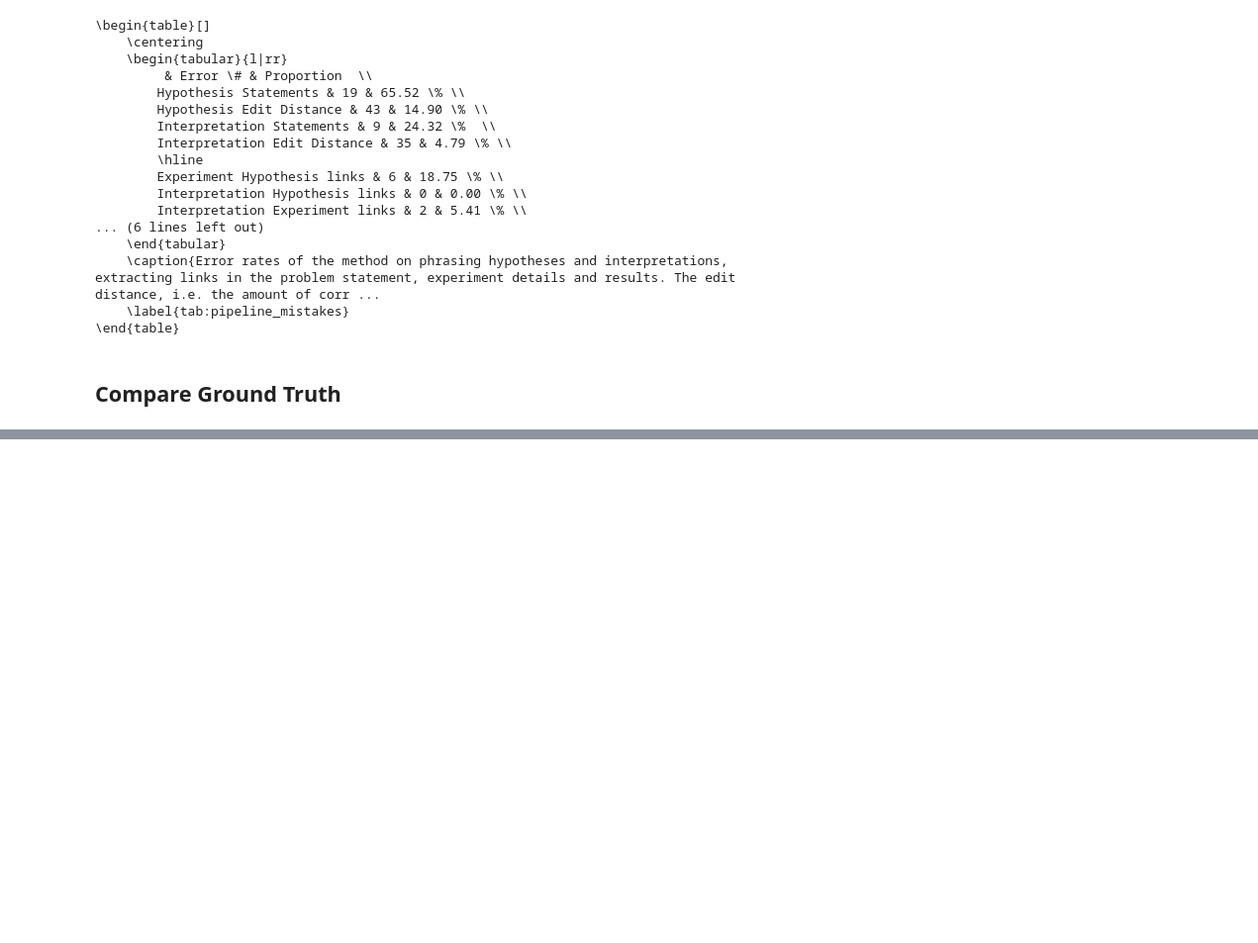
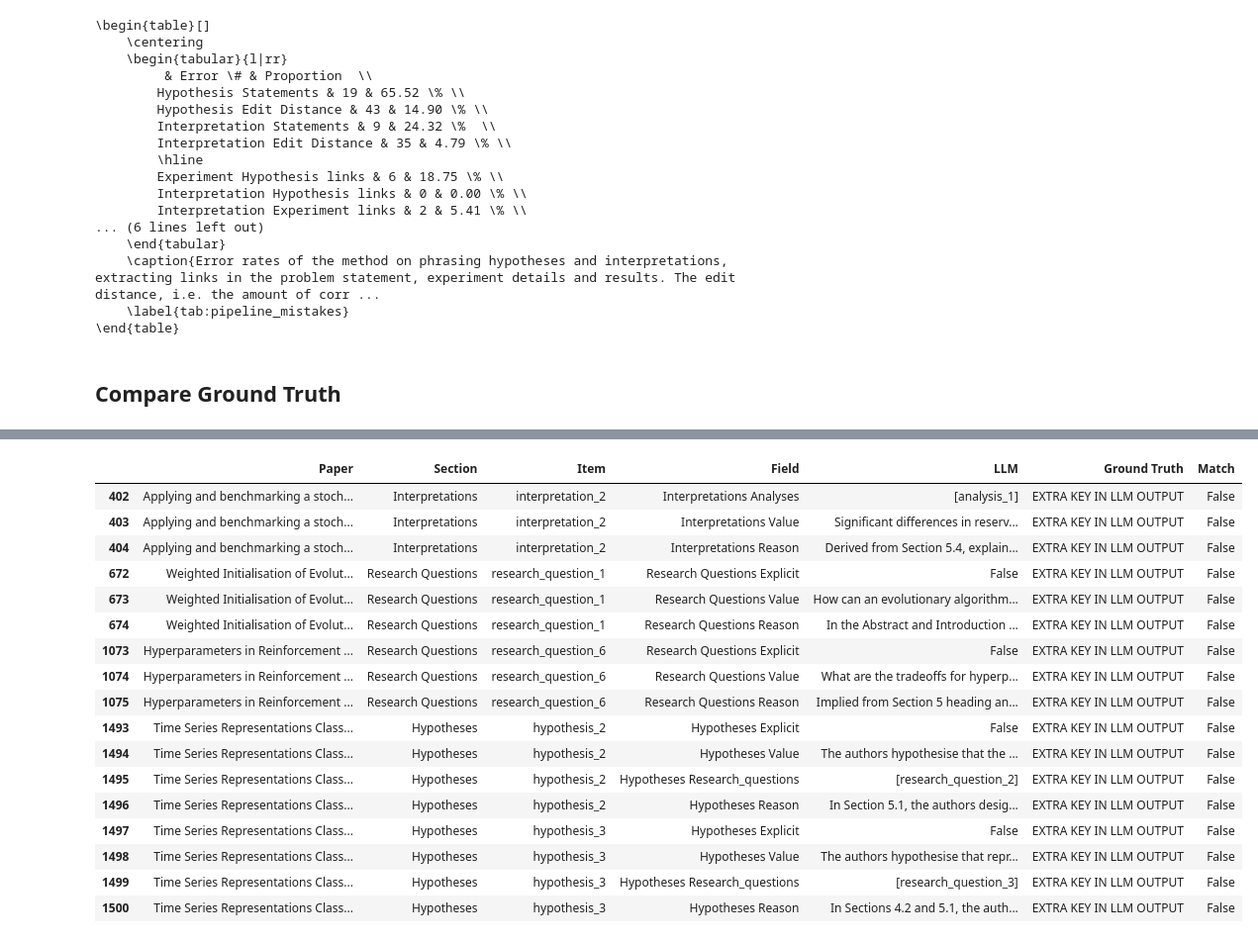
Before and after one commit to thijssnelleman/automated-reproducibility, a Jupyter notebook: analysis.ipynb, the cells around one changed output, grey strips where cells are left out. Shown at 99% size. Saved outputs shown, nothing was run; the diff lists cells and outputs as text; code cells hidden in the pictures; blank space fills up the shorter version.

Commit message:
Updated analysis

```diff
--- a/analysis.ipynb
+++ b/analysis.ipynb
@@ -467,15 +467,15 @@ def compare_llm_to_ground_truth(llm_output_path: Path, ground_truth_path: Path):
                                 "Paper": paper_id,
                                 "Section": key,
                                 "Item": extra_key,
-                                "Field": f"{field.capitalize()}",
+                                "Field": f"{key} {field.capitalize()}",
                                 "LLM": llm_item.get(field, "MISSING"),
                                 "Ground Truth": "EXTRA KEY IN LLM OUTPUT",
                                 "Match": False
                             })
             else:
-                for _, gt_top_item in gt_section.items():
+                for item_top_id, gt_top_item in gt_section.items():
                     for item_id, gt_item in gt_top_item.items():
-                        llm_item = llm_section.get(item_id, {})
+                        llm_item = llm_section.get(item_top_id, {}).get(item_id, {})
                         for field in gt_item.keys():
                             if (field not in gt_item) and (field not in llm_item):
                                 print(f"Field '{field}' not found in both LLM and ground truth for item '{item_id}' in paper '{paper_id}'")
@@ -500,7 +500,7 @@ def compare_llm_to_ground_truth(llm_output_path: Path, ground_truth_path: Path):
                                     "Paper": paper_id,
                                     "Section": key,
                                     "Item": extra_key,
-                                    "Field": f"{field.capitalize()}",
+                                    "Field": f"{key} {field.capitalize()}",
                                     "LLM": llm_item.get(field, "MISSING"),
                                     "Ground Truth": "EXTRA KEY IN LLM OUTPUT",
                                     "Match": False
@@ -585,0 +586,21 @@ comparison_df[comparison_df["LLM"] == "MISSING"]
+# %%
+comparison_df[comparison_df["Ground Truth"] == "EXTRA KEY IN LLM OUTPUT"]
+# %% [output]
+|  | Paper | Section | Item | Field | LLM | Ground Truth | Match |
+| 402 | Applying and benchmarking a stoch... | Interpretations | interpretation_2 | Interpretations Analyses | [analysis_1] | EXTRA KEY IN LLM OUTPUT | False |
+| 403 | Applying and benchmarking a stoch... | Interpretations | interpretation_2 | Interpretations Value | Significant differences in reserv... | EXTRA KEY IN LLM OUTPUT | False |
+| 404 | Applying and benchmarking a stoch... | Interpretations | interpretation_2 | Interpretations Reason | Derived from Section 5.4, explain... | EXTRA KEY IN LLM OUTPUT | False |
+| 672 | Weighted Initialisation of Evolut... | Research Questions | research_question_1 | Research Questions Explicit | False | EXTRA KEY IN LLM OUTPUT | False |
+| 673 | Weighted Initialisation of Evolut... | Research Questions | research_question_1 | Research Questions Value | How can an evolutionary algorithm... | EXTRA KEY IN LLM OUTPUT | False |
+| 674 | Weighted Initialisation of Evolut... | Research Questions | research_question_1 | Research Questions Reason | In the Abstract and Introduction ... | EXTRA KEY IN LLM OUTPUT | False |
+| 1073 | Hyperparameters in Reinforcement ... | Research Questions | research_question_6 | Research Questions Explicit | False | EXTRA KEY IN LLM OUTPUT | False |
+| 1074 | Hyperparameters in Reinforcement ... | Research Questions | research_question_6 | Research Questions Value | What are the tradeoffs for hyperp... | EXTRA KEY IN LLM OUTPUT | False |
+| 1075 | Hyperparameters in Reinforcement ... | Research Questions | research_question_6 | Research Questions Reason | Implied from Section 5 heading an... | EXTRA KEY IN LLM OUTPUT | False |
+| 1493 | Time Series Representations Class... | Hypotheses | hypothesis_2 | Hypotheses Explicit | False | EXTRA KEY IN LLM OUTPUT | False |
+| 1494 | Time Series Representations Class... | Hypotheses | hypothesis_2 | Hypotheses Value | The authors hypothesise that the ... | EXTRA KEY IN LLM OUTPUT | False |
+| 1495 | Time Series Representations Class... | Hypotheses | hypothesis_2 | Hypotheses Research_questions | [research_question_2] | EXTRA KEY IN LLM OUTPUT | False |
+| 1496 | Time Series Representations Class... | Hypotheses | hypothesis_2 | Hypotheses Reason | In Section 5.1, the authors desig... | EXTRA KEY IN LLM OUTPUT | False |
+| 1497 | Time Series Representations Class... | Hypotheses | hypothesis_3 | Hypotheses Explicit | False | EXTRA KEY IN LLM OUTPUT | False |
+| 1498 | Time Series Representations Class... | Hypotheses | hypothesis_3 | Hypotheses Value | The authors hypothesise that repr... | EXTRA KEY IN LLM OUTPUT | False |
+| 1499 | Time Series Representations Class... | Hypotheses | hypothesis_3 | Hypotheses Research_questions | [research_question_3] | EXTRA KEY IN LLM OUTPUT | False |
+| 1500 | Time Series Representations Class... | Hypotheses | hypothesis_3 | Hypotheses Reason | In Sections 4.2 and 5.1, the auth... | EXTRA KEY IN LLM OUTPUT | False |
```
Also changed, not shown: parts of 11 cells of this notebook, 1 other file.
